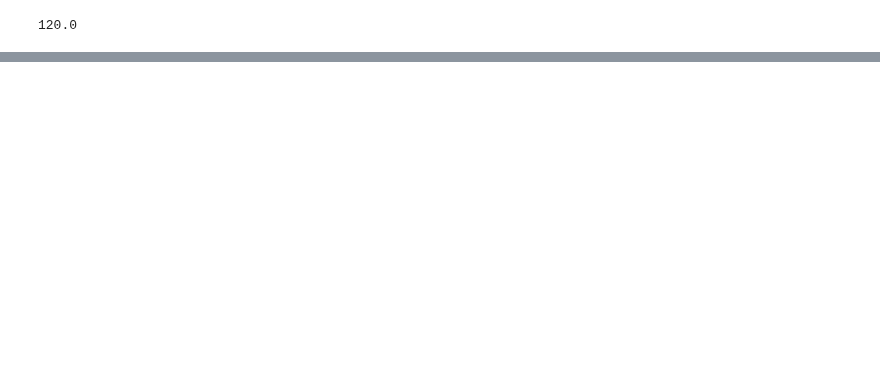
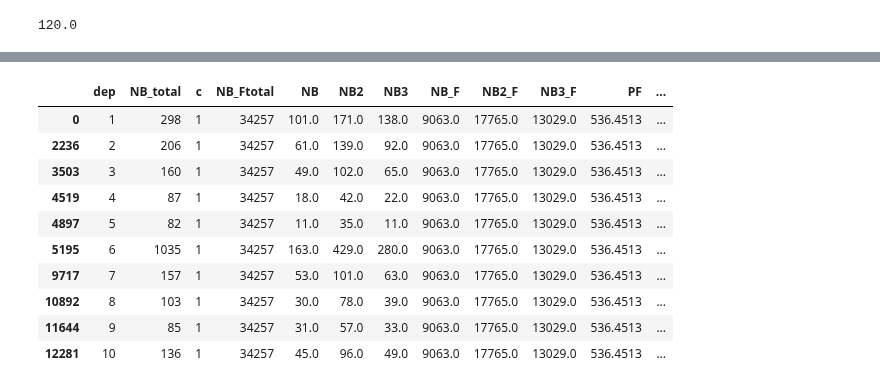
Before and after one commit to cyrilvincent/skema, a Jupyter notebook: depassement/depassement_dentiste.ipynb, the cells around one changed output, grey strips where cells are left out. Saved outputs shown, nothing was run; the diff lists cells and outputs as text; code cells hidden in the pictures; blank space fills up the shorter version.

```diff
--- a/depassement/depassement_dentiste.ipynb
+++ b/depassement/depassement_dentiste.ipynb
@@ -616,5 +625,5 @@ df["depmoyen"].unique()
 # %%
-#9.53
 df["depmoyen_F"] =((df['PF'] - tarif_s1) / tarif_s1) * 100
-df["depmoyen_F"] = df["depmoyen_F"].round(3)
-df["depmoyen_F"].unique()
+df["depmoyen_F2"] =((df['PF2'] - tarif_s1) / tarif_s1) * 100
+df["depmoyen_F3"] =((df['PF3'] - tarif_s1) / tarif_s1) * 100
+df.head(10)
@@ -621,7 +641,0 @@ df["depmoyen_F"].unique()
-# %%
-df['depmoyenS2'] = ((df['PrixMoyenS2'] - tarif_s1) / tarif_s1) * 100
-df['depmoyenS2'] = df['depmoyenS2'].round(3)
-df['depmoyenS2'].unique()
-# %%
-df['depmoyen_FS2'] = ((df['PFS2'] - tarif_s1) / tarif_s1) * 100
-df['depmoyen_FS2'].unique() # 30.49
@@ -631,8 +642,4 @@ df
 # %%
-df = df.sort_values(by="dep", ascending=False)
+df = df.sort_values(by=['dep', 'depmoyen'], ascending=[True, False])
 df = df.drop_duplicates(subset=['dep'])
-df['depmoyen'] = df['depmoyen'].fillna(0)
-pd.set_option('display.max_rows', 20)
-df = df.sort_values(by="dep")
-df['depmoyen'].unique()
-#df.head(20)
+df.head(10)
@@ -639,5 +658,18 @@ df['depmoyen'].unique()
 # %%
-# gender nom prénom naturedexercice convention optioncontratdaccèsauxsoins codeccamdelacte ps_id montantgénéralementconstaté borneinférieuredumontant bornesupérieuredumontant date_source_id adresse_id matchcp codeinsee b unique un weight mp prixmoyen exessr nb10 c10 nb25 c25 nb50 c50 nb75 c75 nb100 c100 exess
-df = df.drop(["gender","nom","prénom","naturedexercice","convention","optioncontratdaccèsauxsoins","codeccamdelacte","ps_id","montantgénéralementconstaté","borneinférieuredumontant","bornesupérieuredumontant","date_source_id","adresse_id","matchcp","codeinsee","b","unique","un","weight","mp","prixmoyen","exessr","c10","c25","c50","c75","c100"], axis=1)
-df
+# df = df.drop(["gender","nom","prénom","naturedexercice","convention","optioncontratdaccèsauxsoins","codeccamdelacte","ps_id","montantgénéralementconstaté","borneinférieuredumontant","bornesupérieuredumontant","date_source_id","adresse_id","matchcp","codeinsee","b","unique","un","weight","mp", "mp2", "mp3","prixmoyen","prixmoyen2","prixmoyen3","exessr","exessr2","exessr3"], axis=1)
+# drop           gender nom prénom naturedexercice convention optioncontratdaccèsauxsoins codeccamdelacte ps_id montantgénéralementconstaté borneinférieuredumontant bornesupérieuredumontant date_source_id adresse_id matchcp codeinsee b unique un weight mp mp2 mp3 exessr exessr2 exessr3  prixmoyen prixmoyen2 prixmoyen3
+# df = df.drop(["Unnamed: 0"], axis=1)
+df.head(10)
+# %% [output]
+|  | dep | NB_total | c | NB_Ftotal | NB | NB2 | NB3 | NB_F | NB2_F | NB3_F | PF | ... |
+| 0 | 1 | 298 | 1 | 34257 | 101.0 | 171.0 | 138.0 | 9063.0 | 17765.0 | 13029.0 | 536.4513 | ... |
+| 2236 | 2 | 206 | 1 | 34257 | 61.0 | 139.0 | 92.0 | 9063.0 | 17765.0 | 13029.0 | 536.4513 | ... |
+| 3503 | 3 | 160 | 1 | 34257 | 49.0 | 102.0 | 65.0 | 9063.0 | 17765.0 | 13029.0 | 536.4513 | ... |
+| 4519 | 4 | 87 | 1 | 34257 | 18.0 | 42.0 | 22.0 | 9063.0 | 17765.0 | 13029.0 | 536.4513 | ... |
+| 4897 | 5 | 82 | 1 | 34257 | 11.0 | 35.0 | 11.0 | 9063.0 | 17765.0 | 13029.0 | 536.4513 | ... |
+| 5195 | 6 | 1035 | 1 | 34257 | 163.0 | 429.0 | 280.0 | 9063.0 | 17765.0 | 13029.0 | 536.4513 | ... |
+| 9717 | 7 | 157 | 1 | 34257 | 53.0 | 101.0 | 63.0 | 9063.0 | 17765.0 | 13029.0 | 536.4513 | ... |
+| 10892 | 8 | 103 | 1 | 34257 | 30.0 | 78.0 | 39.0 | 9063.0 | 17765.0 | 13029.0 | 536.4513 | ... |
+| 11644 | 9 | 85 | 1 | 34257 | 31.0 | 57.0 | 33.0 | 9063.0 | 17765.0 | 13029.0 | 536.4513 | ... |
+| 12281 | 10 | 136 | 1 | 34257 | 45.0 | 96.0 | 49.0 | 9063.0 | 17765.0 | 13029.0 | 536.4513 | ... |
 # %%
```
Also changed, not shown: parts of 20 cells of this notebook, 5 other files.
